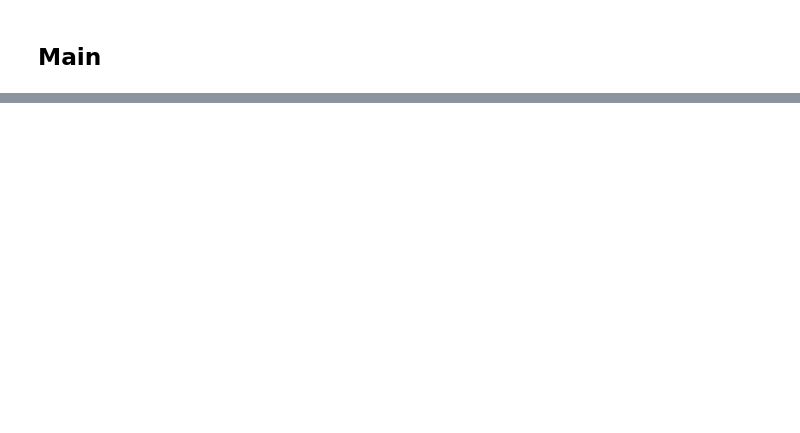
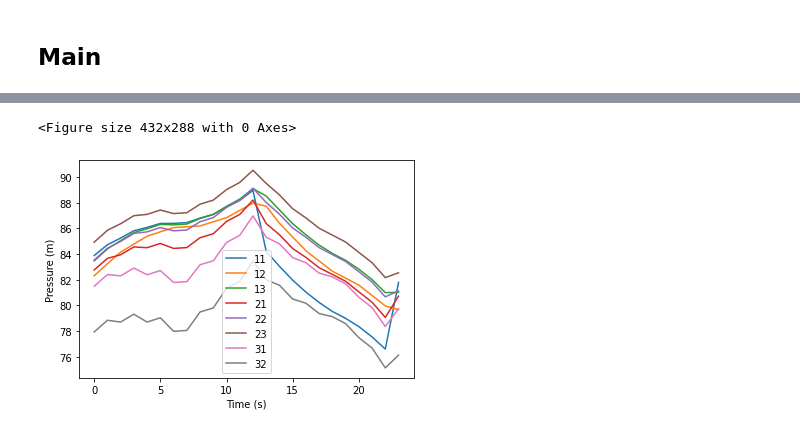
Before and after one commit to JulianBvW/BA-WDN-Leakage-Detection, a Jupyter notebook: LeakageDetection.ipynb, the cells around one changed output, grey strips where cells are left out. Cells and saved outputs as stored; diff of their text form; code cells hidden in the pictures; blank space fills up the shorter version.

```diff
--- a/LeakageDetection.ipynb
+++ b/LeakageDetection.ipynb
@@ -56,0 +66,12 @@ wdn_test.hello()
+# %%
+# Start simulation
+
+wn.reset_initial_values()
+wn.options.time.duration = 10*24*3600  # Simulation of 240 hours = 10 days
+sim = wntr.sim.WNTRSimulator(wn)
+results = sim.run_sim()  # Pressure, ... for every hour!
+
+print(results.link.keys())
+print(results.node.keys())
+
+results.node['pressure'].iloc[:10]
@@ -56,0 +92,12 @@ wdn_test.hello()
+# %%
+plt.figure()
+pressures = results.node["pressure"].iloc[:24*1].loc[:,['11','12','13','21','22','23','31','32']]
+pressures['hour'] = list(range(pressures.shape[0]))
+pressures = pressures.set_index('hour')
+ax = pressures.plot()
+text = ax.set_xlabel("Time (s)")
+text = ax.set_ylabel("Pressure (m)")
+plt.show()
+# %% [output]
+<Figure size 432x288 with 0 Axes>
+[figure, added]
```
Also changed, not shown: parts of 9 cells of this notebook.
